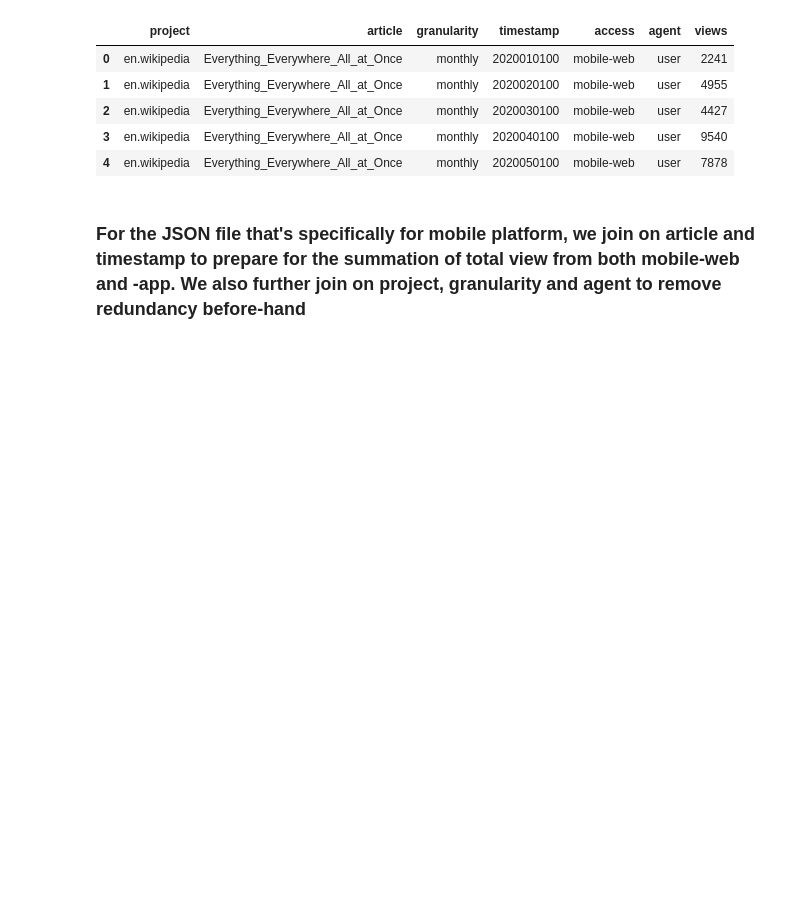
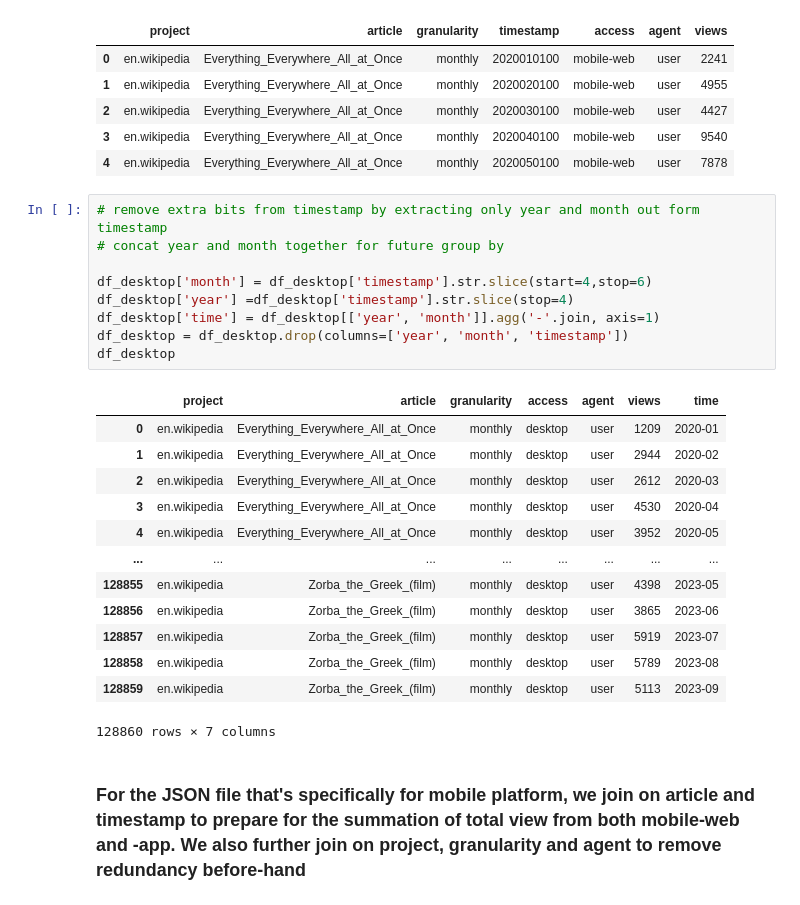
Before and after one commit to hww1999/UW_MSDS_Data512_AU23_HW1, a Jupyter notebook: data/data processing.ipynb, the cells around one changed output. Cells and saved outputs as stored; diff of their text form; blank space fills up the shorter version.

```diff
--- a/data/data processing.ipynb
+++ b/data/data processing.ipynb
@@ -66,6 +66,29 @@ df_mobile_web.head()
 | 2 | en.wikipedia | Everything_Everywhere_All_at_Once | monthly | 2020030100 | mobile-web | user | 4427 |
 | 3 | en.wikipedia | Everything_Everywhere_All_at_Once | monthly | 2020040100 | mobile-web | user | 9540 |
 | 4 | en.wikipedia | Everything_Everywhere_All_at_Once | monthly | 2020050100 | mobile-web | user | 7878 |
+# %%
+# remove extra bits from timestamp by extracting only year and month out form timestamp
+# concat year and month together for future group by
+
+df_desktop['month'] = df_desktop['timestamp'].str.slice(start=4,stop=6)
+df_desktop['year'] =df_desktop['timestamp'].str.slice(stop=4)
+df_desktop['time'] = df_desktop[['year', 'month']].agg('-'.join, axis=1)
+df_desktop = df_desktop.drop(columns=['year', 'month', 'timestamp'])
+df_desktop
+# %% [output]
+|  | project | article | granularity | access | agent | views | time |
+| 0 | en.wikipedia | Everything_Everywhere_All_at_Once | monthly | desktop | user | 1209 | 2020-01 |
+| 1 | en.wikipedia | Everything_Everywhere_All_at_Once | monthly | desktop | user | 2944 | 2020-02 |
+| 2 | en.wikipedia | Everything_Everywhere_All_at_Once | monthly | desktop | user | 2612 | 2020-03 |
+| 3 | en.wikipedia | Everything_Everywhere_All_at_Once | monthly | desktop | user | 4530 | 2020-04 |
+| 4 | en.wikipedia | Everything_Everywhere_All_at_Once | monthly | desktop | user | 3952 | 2020-05 |
+| ... | ... | ... | ... | ... | ... | ... | ... |
+| 128855 | en.wikipedia | Zorba_the_Greek_(film) | monthly | desktop | user | 4398 | 2023-05 |
+| 128856 | en.wikipedia | Zorba_the_Greek_(film) | monthly | desktop | user | 3865 | 2023-06 |
+| 128857 | en.wikipedia | Zorba_the_Greek_(film) | monthly | desktop | user | 5919 | 2023-07 |
+| 128858 | en.wikipedia | Zorba_the_Greek_(film) | monthly | desktop | user | 5789 | 2023-08 |
+| 128859 | en.wikipedia | Zorba_the_Greek_(film) | monthly | desktop | user | 5113 | 2023-09 |
+128860 rows × 7 columns
 # %% [markdown]
 ### For the JSON file that's specifically for mobile platform, we join on article and timestamp to prepare for the summation of total view from both mobile-web and -app. We also further join on project, granularity and agent to remove redundancy before-hand
 # %%
```
Also changed, not shown: parts of 7 cells of this notebook, 10 other files.
